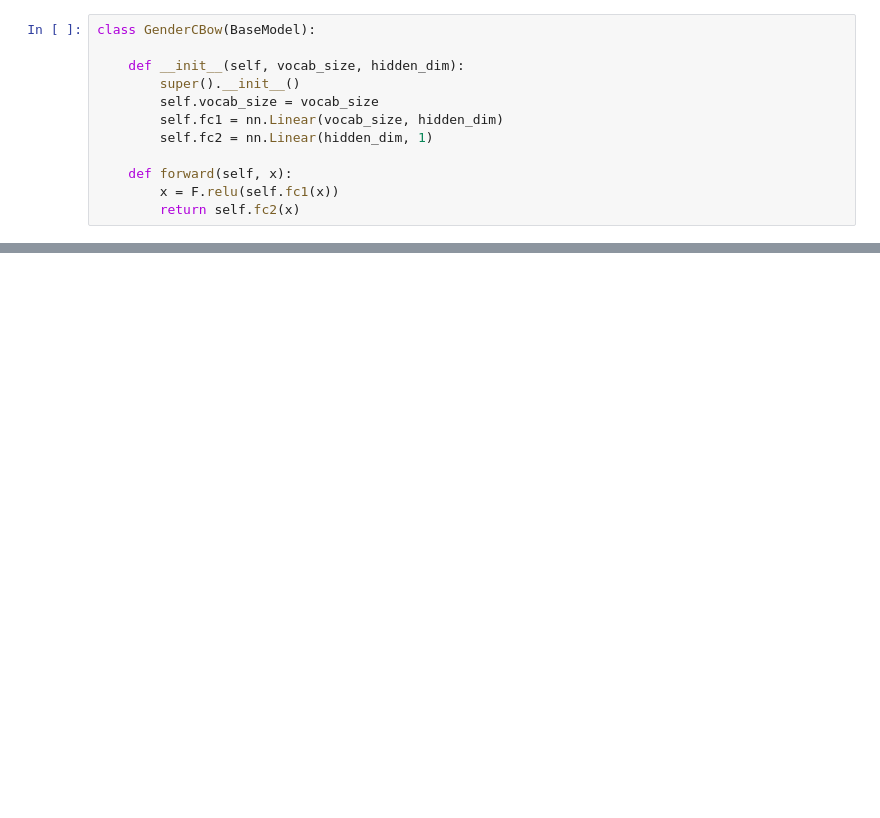
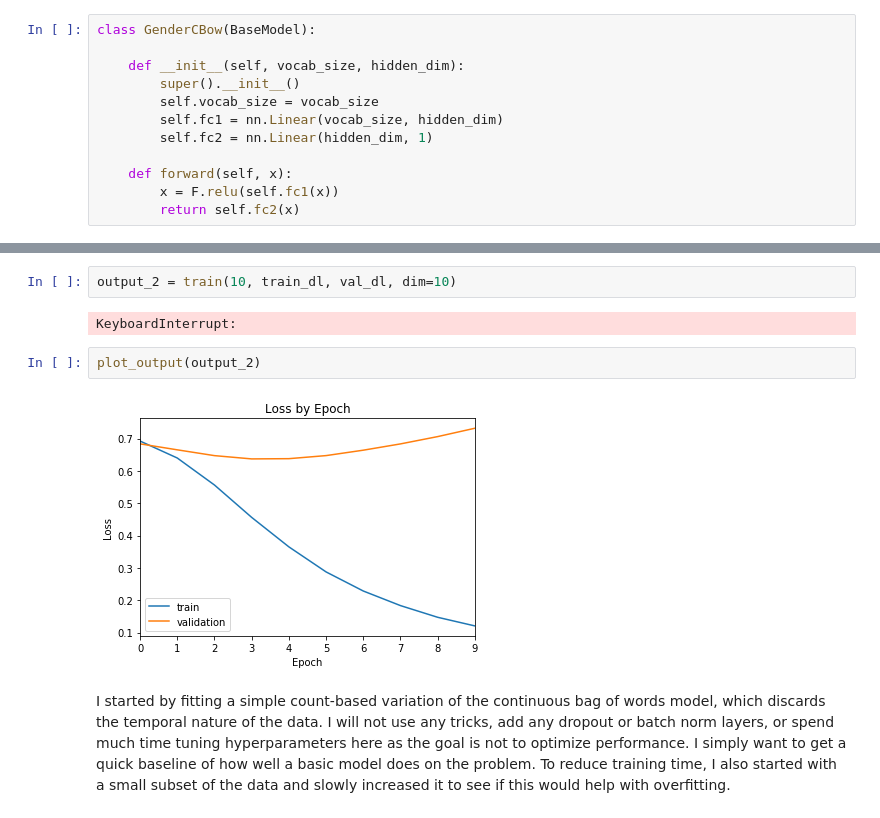
Before and after one commit to hdmamin/demographic-classification, a Jupyter notebook: nb_cbow_baseline.ipynb, the cells around one changed output, grey strips where cells are left out. Drawn from its saved outputs; the diff is of its cells as text; blank space fills up the shorter version.

```diff
--- a/nb_cbow_baseline.ipynb
+++ b/nb_cbow_baseline.ipynb
@@ -85,0 +298,10 @@ def plot_losses(train_losses, val_losses):
+# %%
+output_2 = train(10, train_dl, val_dl, dim=10)
+# %% [output]
+KeyboardInterrupt:
+# %%
+plot_output(output_2)
+# %% [output]
+[figure, added]
+# %% [markdown]
+I started by fitting a simple count-based variation of the continuous bag of words model, which discards the temporal nature of the data. I will not use any tricks, add any dropout or batch norm layers, or spend much time tuning hyperparameters here as the goal is not to optimize performance. I simply want to get a quick baseline of how well a basic model does on the problem. To reduce training time, I also started with a small subset of the data and slowly increased it to see if this would help with overfitting.
```
Also changed, not shown: parts of 25 cells of this notebook, 4 other files.
